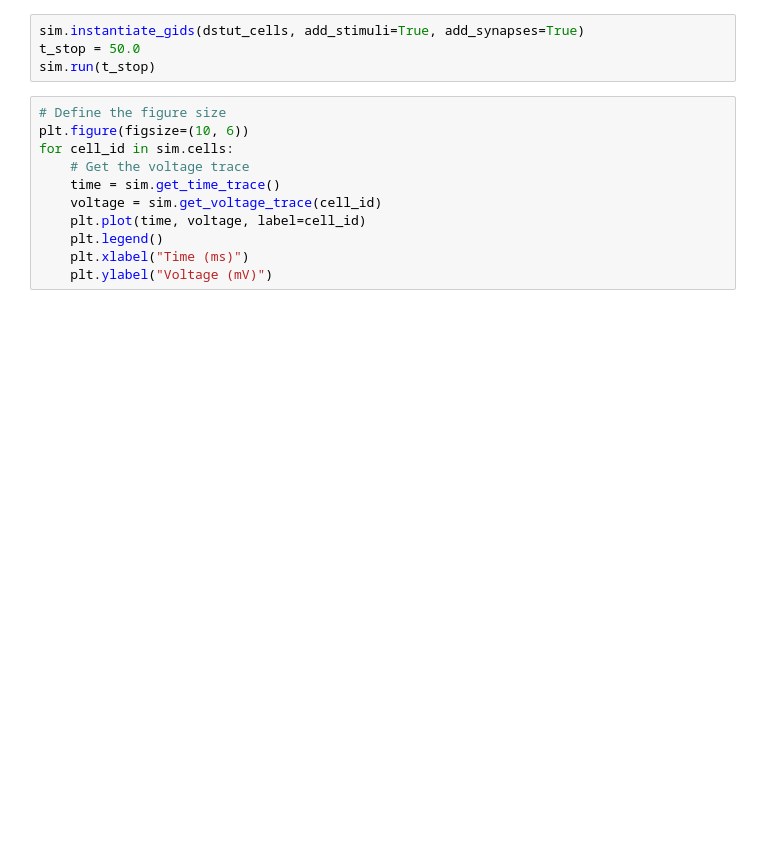
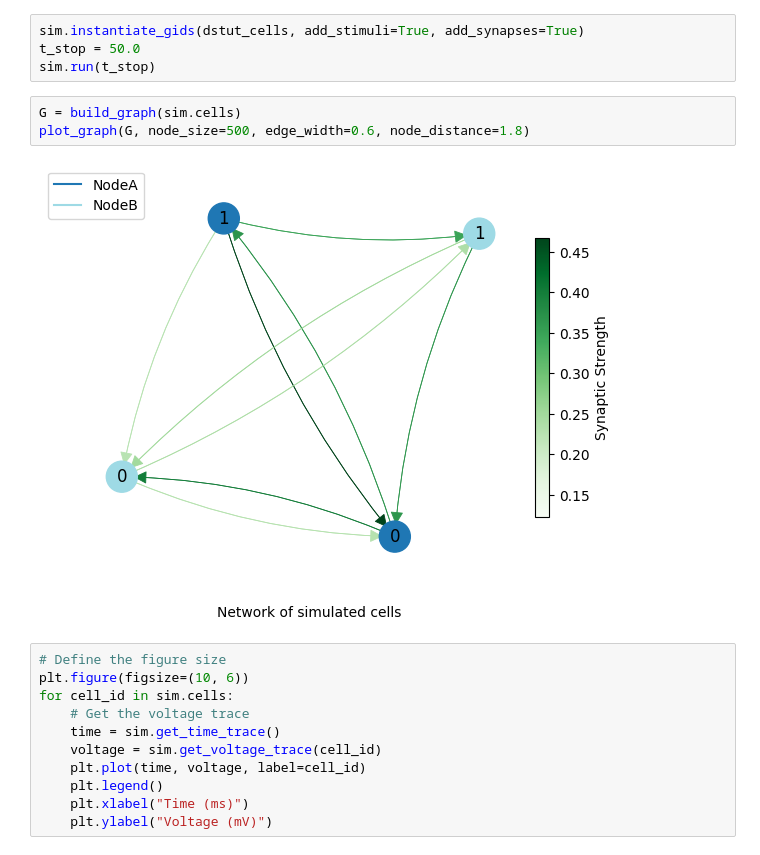
Before and after one commit to BlueBrain/BlueCelluLab, a Jupyter notebook: examples/2-sonata-network/sonata-network.ipynb, the cells around one changed output. Cells and saved outputs as stored; diff of their text form; blank space fills up the shorter version.

Commit message:
build and plot the graph within the 'sonata-network' notebook

```diff
--- a/examples/2-sonata-network/sonata-network.ipynb
+++ b/examples/2-sonata-network/sonata-network.ipynb
@@ -161,6 +164,11 @@ dstut_cells
 sim.instantiate_gids(dstut_cells, add_stimuli=True, add_synapses=True)
 t_stop = 50.0
 sim.run(t_stop)
+# %%
+G = build_graph(sim.cells)
+plot_graph(G, node_size=500, edge_width=0.6, node_distance=1.8)
+# %% [output]
+[figure, added]
 # %%
 # Define the figure size
 plt.figure(figsize=(10, 6))
```
Also changed, not shown: parts of 2 cells of this notebook, 1 other file.
